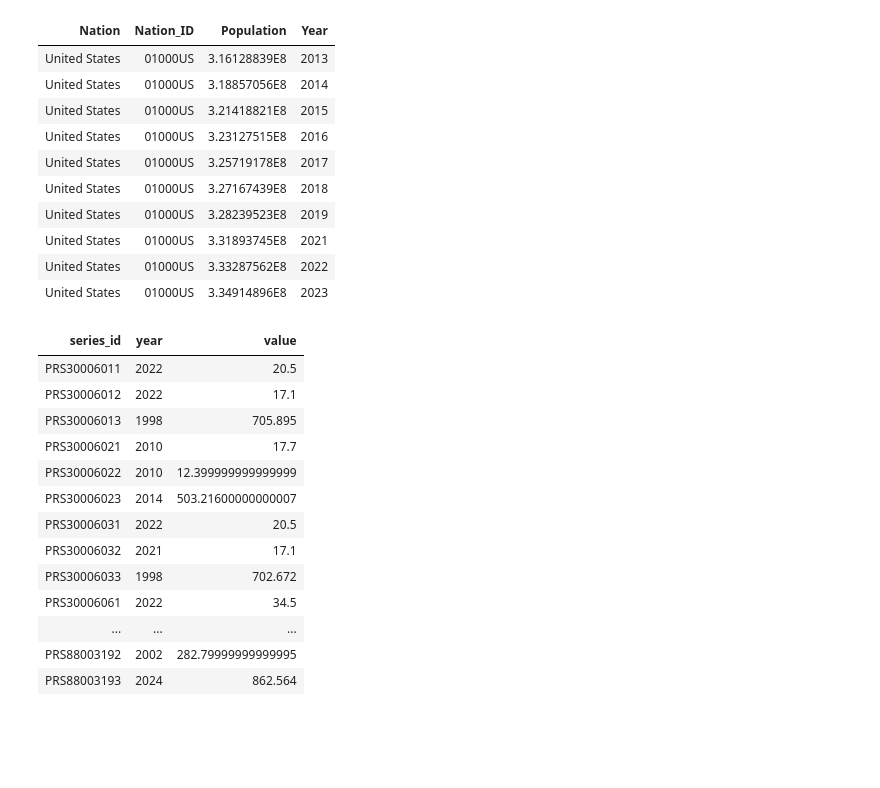
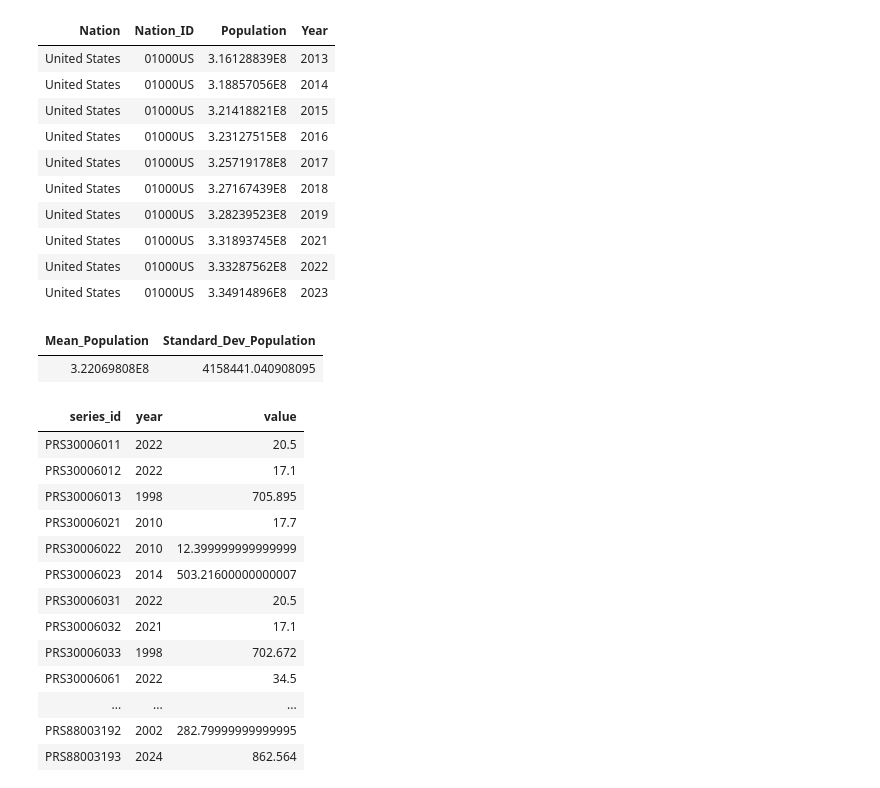
Before and after one commit to alexf125/rearc-quest, a Jupyter notebook: Notebooks/Data_Analytics.ipynb, the cells around one changed output. Cells and saved outputs as stored; diff of their text form; code cells hidden in the pictures; blank space fills up the shorter version.

Commit message:
updated notebook to include missing Data Analytics step
I missed the "Using the dataframe from the population data API (Part 2), generate the mean and the standard deviation of the annual US population across the years [2013, 2018] inclusive." step and needed to add it in

```diff
--- a/Notebooks/Data_Analytics.ipynb
+++ b/Notebooks/Data_Analytics.ipynb
@@ -81,6 +81,15 @@ display(api_df)
 | United States | 01000US | 3.31893745E8 | 2021 |
 | United States | 01000US | 3.33287562E8 | 2022 |
 | United States | 01000US | 3.34914896E8 | 2023 |
+# %%
+# Creates Dataframe for mean and the standard deviation of the annual US population across the years [2013, 2018] inclusive.
+api_pop_calcs_df = api_df.where((api_df.Year >= 2013) & (api_df.Year <= 2018))\
+                         .agg(F.mean("Population").alias("Mean_Population"), F.stddev("Population").alias("Standard_Dev_Population"))\
+                         .select("Mean_Population", "Standard_Dev_Population")
+display(api_pop_calcs_df)
+# %% [output]
+| Mean_Population | Standard_Dev_Population |
+| 3.22069808E8 | 4158441.040908095 |
 # %%
 # Create windowSpec for window function usage
 windowSpec = Window.partitionBy("series_id").orderBy(F.desc("value"))
```
